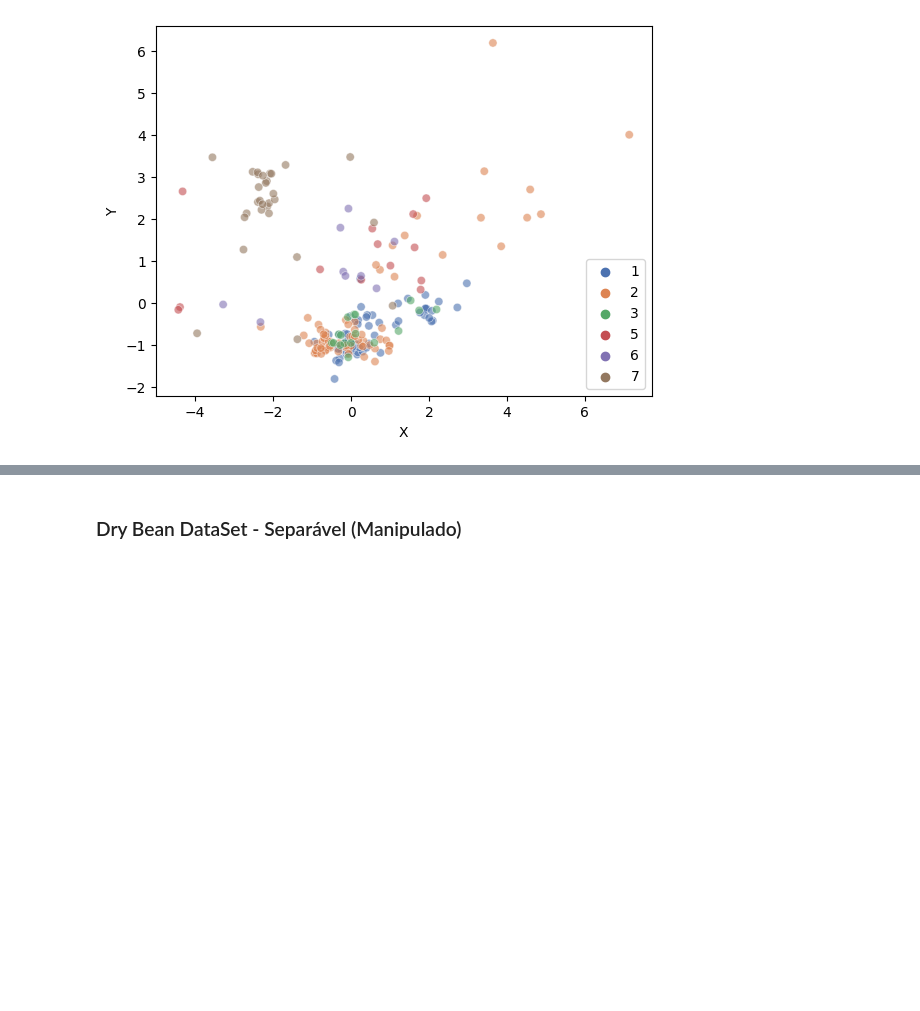
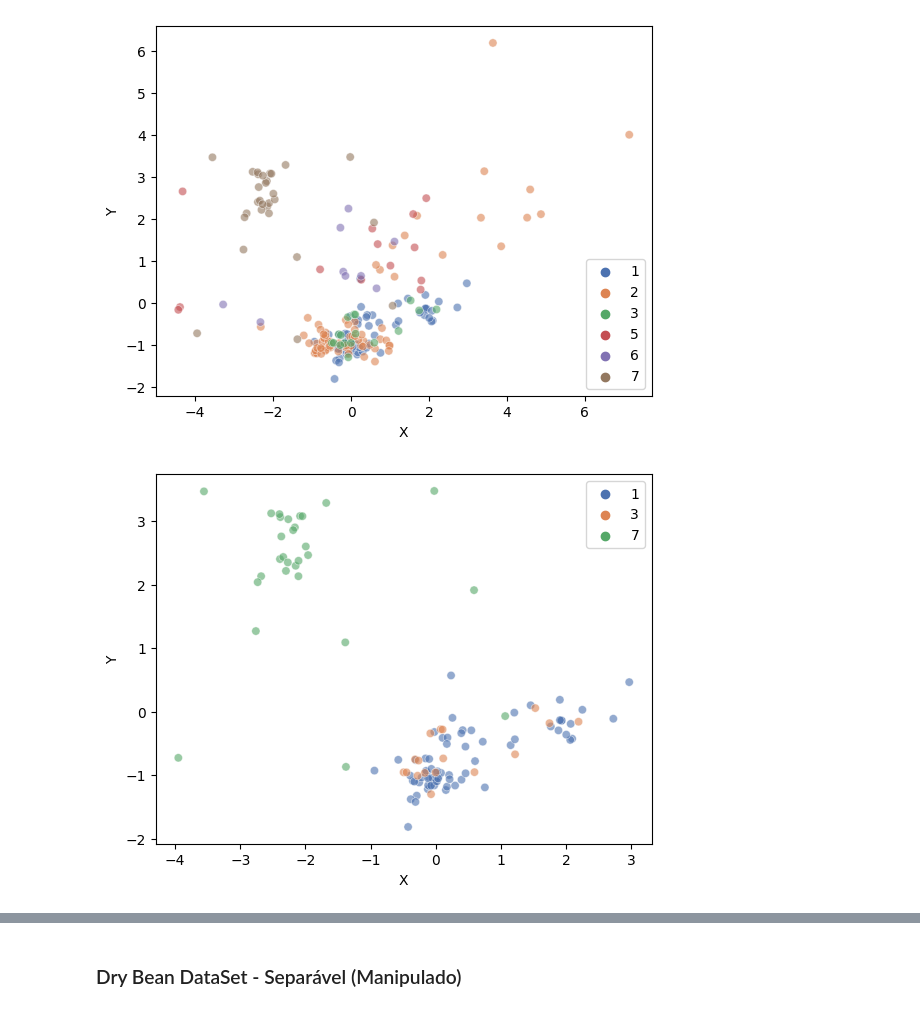
Before and after one commit to Igoreduardobraga/TP-1-ALG2, a Jupyter notebook: datasets_manipulation.ipynb, the cells around one changed output, grey strips where cells are left out. Cells and saved outputs as stored; diff of their text form; code cells hidden in the pictures; blank space fills up the shorter version.

```diff
--- a/datasets_manipulation.ipynb
+++ b/datasets_manipulation.ipynb
@@ -248,3 +223,10 @@ lung_cancer_df['Class'] = targets
 plot_scatter(lung_cancer_df)
 # %% [output]
 [figure]
+# %%
+# Seleciona as classes 7, 1 e 3 do dataframe
+lung_cancer_df = lung_cancer_df[(lung_cancer_df['Class'] == 7) | (lung_cancer_df['Class'] == 1) | (lung_cancer_df['Class'] == 3)]
+
+plot_scatter(lung_cancer_df)
+# %% [output]
+[figure, added]
```
Also changed, not shown: parts of 15 cells of this notebook, 1 other file.
